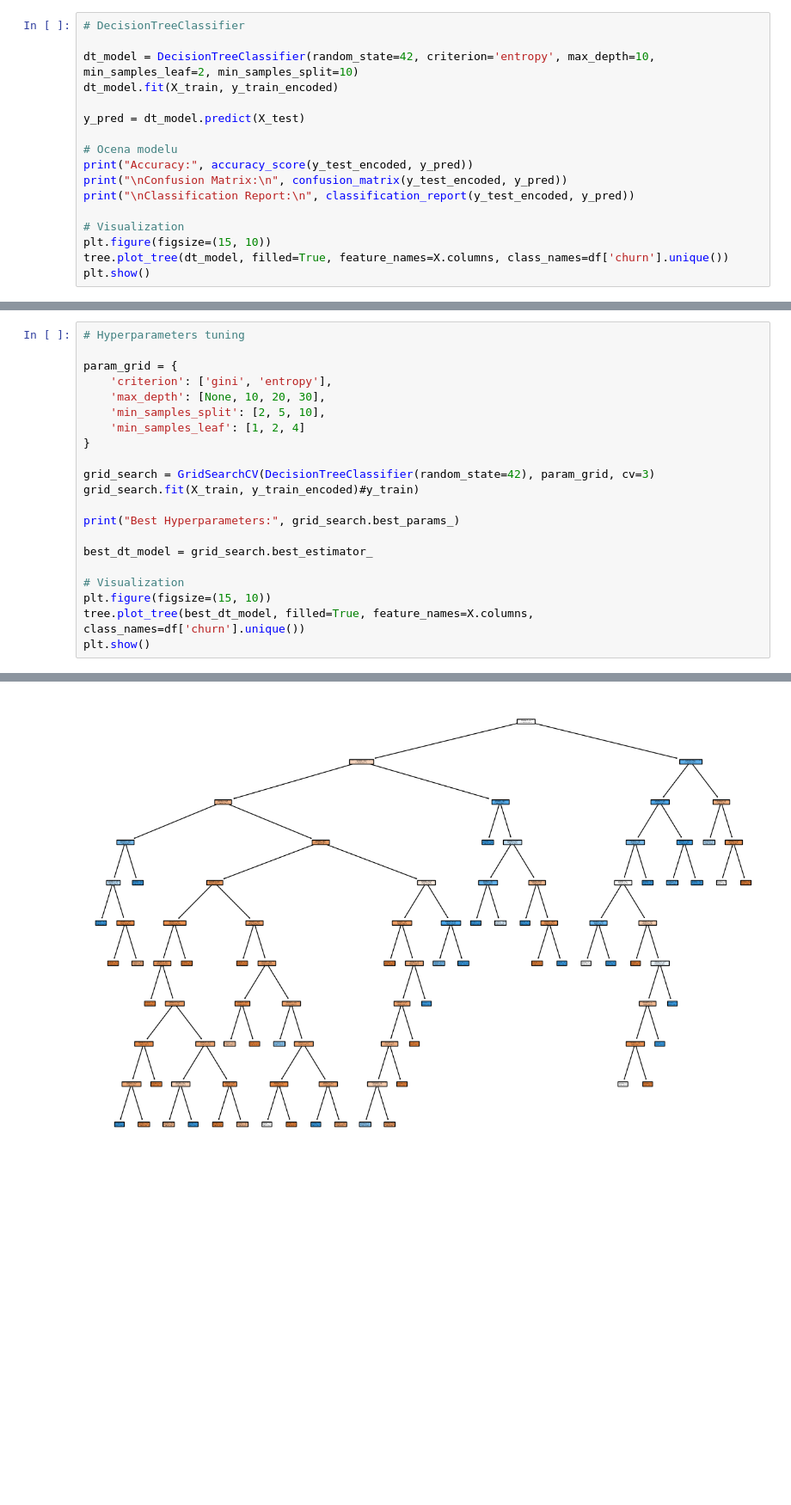
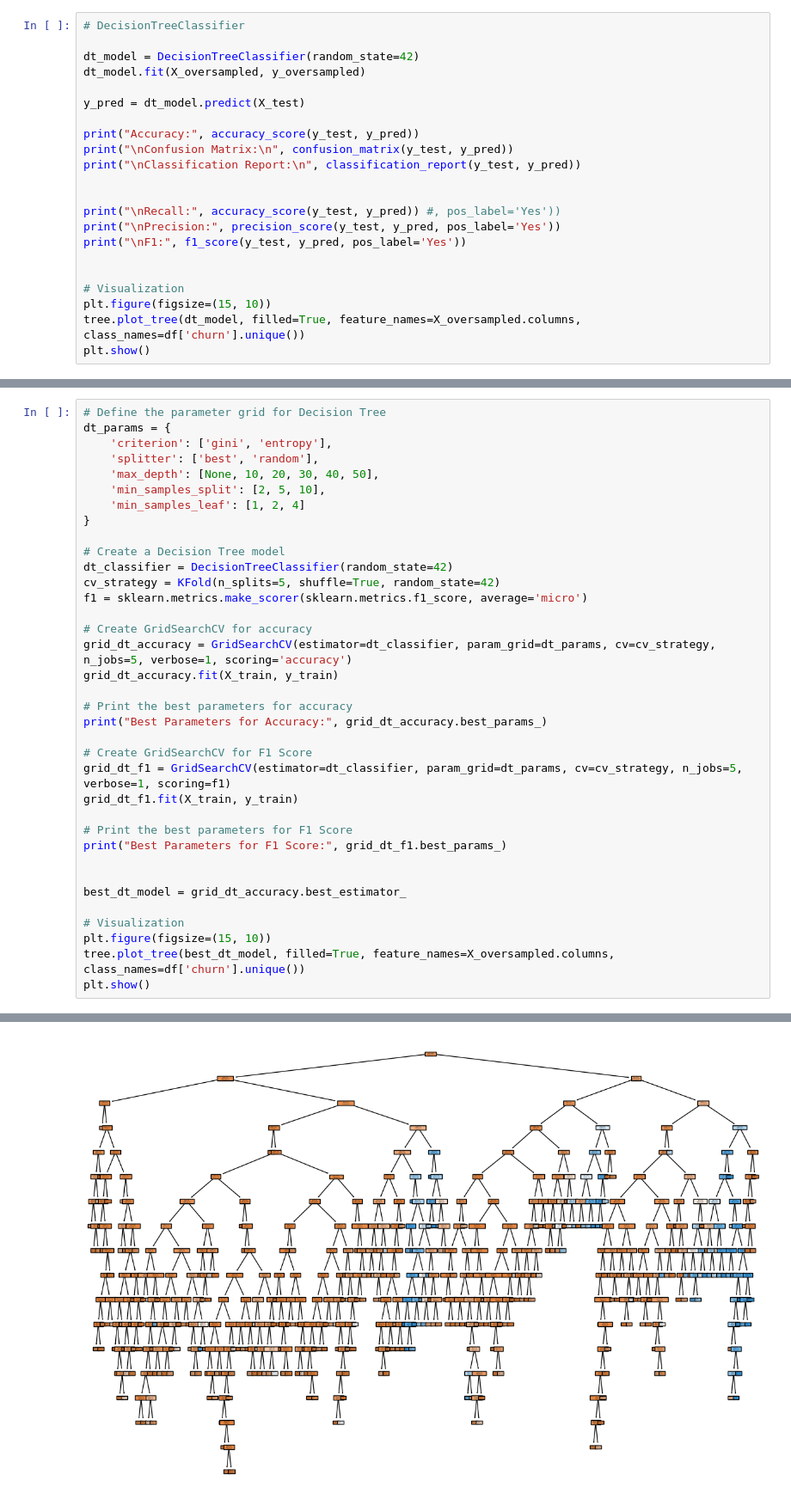
Before and after one commit to TheNoobGoda/ids-project, a Jupyter notebook: src/dc_clean_balanced.ipynb, the cells around one changed output, grey strips where cells are left out. Shown at 86% size. Cells and saved outputs as stored; diff of their text form; blank space fills up the shorter version.

Commit message:
Decision trees changes - correct balancing

```diff
--- a/src/dc_clean_balanced.ipynb
+++ b/src/dc_clean_balanced.ipynb
@@ -48,18 +65,23 @@ X_balanced
 # %%
 # DecisionTreeClassifier
 
-dt_model = DecisionTreeClassifier(random_state=42, criterion='entropy', max_depth=10, min_samples_leaf=2, min_samples_split=10)
-dt_model.fit(X_train, y_train_encoded)
+dt_model = DecisionTreeClassifier(random_state=42)
+dt_model.fit(X_oversampled, y_oversampled)
 
 y_pred = dt_model.predict(X_test)
 
-# Ocena modelu
-print("Accuracy:", accuracy_score(y_test_encoded, y_pred))
-print("\nConfusion Matrix:\n", confusion_matrix(y_test_encoded, y_pred))
-print("\nClassification Report:\n", classification_report(y_test_encoded, y_pred))
+print("Accuracy:", accuracy_score(y_test, y_pred))
+print("\nConfusion Matrix:\n", confusion_matrix(y_test, y_pred))
+print("\nClassification Report:\n", classification_report(y_test, y_pred))
+
+
+print("\nRecall:", accuracy_score(y_test, y_pred)) #, pos_label='Yes'))
+print("\nPrecision:", precision_score(y_test, y_pred, pos_label='Yes'))
+print("\nF1:", f1_score(y_test, y_pred, pos_label='Yes'))
+
 
 # Visualization
 plt.figure(figsize=(15, 10))
-tree.plot_tree(dt_model, filled=True, feature_names=X.columns, class_names=df['churn'].unique())
+tree.plot_tree(dt_model, filled=True, feature_names=X_oversampled.columns, class_names=df['churn'].unique())
 plt.show()
 # %% [output]
@@ -82,22 +106,37 @@ weighted avg       0.83      0.83      0.83       283
 # %%
-# Hyperparameters tuning
-
-param_grid = {
+# Define the parameter grid for Decision Tree
+dt_params = {
     'criterion': ['gini', 'entropy'],
-    'max_depth': [None, 10, 20, 30],
+    'splitter': ['best', 'random'],
+    'max_depth': [None, 10, 20, 30, 40, 50],
     'min_samples_split': [2, 5, 10],
     'min_samples_leaf': [1, 2, 4]
 }
 
-grid_search = GridSearchCV(DecisionTreeClassifier(random_state=42), param_grid, cv=3)
-grid_search.fit(X_train, y_train_encoded)#y_train)
+# Create a Decision Tree model
+dt_classifier = DecisionTreeClassifier(random_state=42)
+cv_strategy = KFold(n_splits=5, shuffle=True, random_state=42)
+f1 = sklearn.metrics.make_scorer(sklearn.metrics.f1_score, average='micro')
 
-print("Best Hyperparameters:", grid_search.best_params_)
+# Create GridSearchCV for accuracy
+grid_dt_accuracy = GridSearchCV(estimator=dt_classifier, param_grid=dt_params, cv=cv_strategy, n_jobs=5, verbose=1, scoring='accuracy')
+grid_dt_accuracy.fit(X_train, y_train)
 
-best_dt_model = grid_search.best_estimator_
+# Print the best parameters for accuracy
+print("Best Parameters for Accuracy:", grid_dt_accuracy.best_params_)
+
+# Create GridSearchCV for F1 Score
+grid_dt_f1 = GridSearchCV(estimator=dt_classifier, param_grid=dt_params, cv=cv_strategy, n_jobs=5, verbose=1, scoring=f1)
+grid_dt_f1.fit(X_train, y_train)
+
+# Print the best parameters for F1 Score
+print("Best Parameters for F1 Score:", grid_dt_f1.best_params_)
+
+
+best_dt_model = grid_dt_accuracy.best_estimator_
 
 # Visualization
 plt.figure(figsize=(15, 10))
-tree.plot_tree(best_dt_model, filled=True, feature_names=X.columns, class_names=df['churn'].unique())
+tree.plot_tree(best_dt_model, filled=True, feature_names=X_oversampled.columns, class_names=df['churn'].unique())
 plt.show()
 # %% [output]
@@ -105 +147 @@ Best Hyperparameters: {'criterion': 'entropy', 'max_depth': 10, 'min_samples_lea
-[figure, old version]
+[figure, new version]
```
Also changed, not shown: parts of 5 cells of this notebook, 1 other file.
